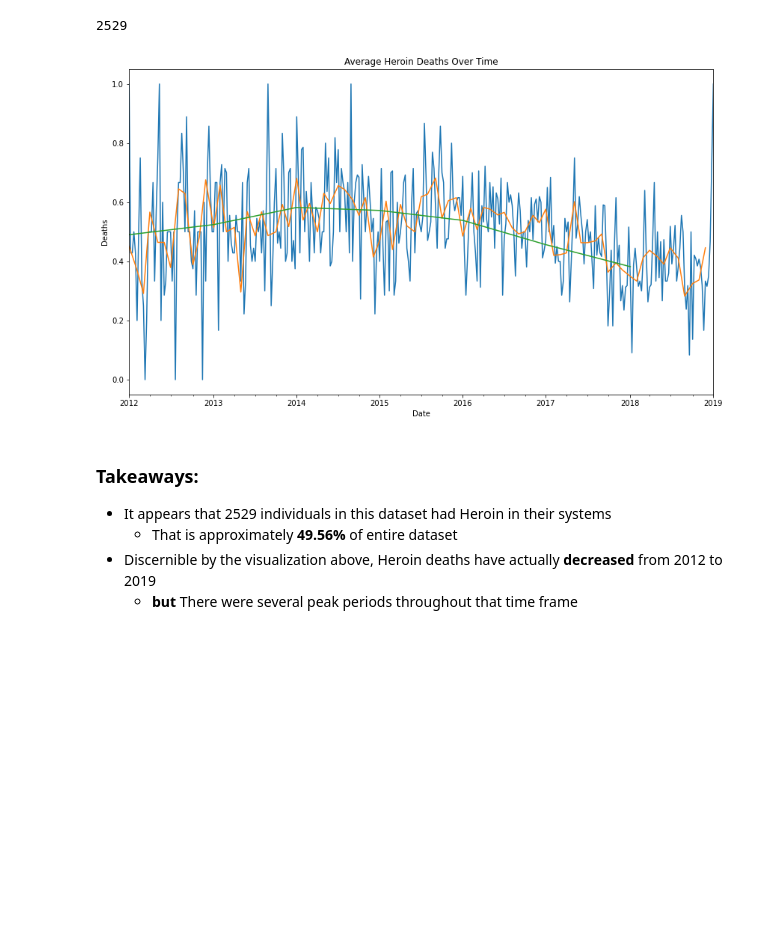
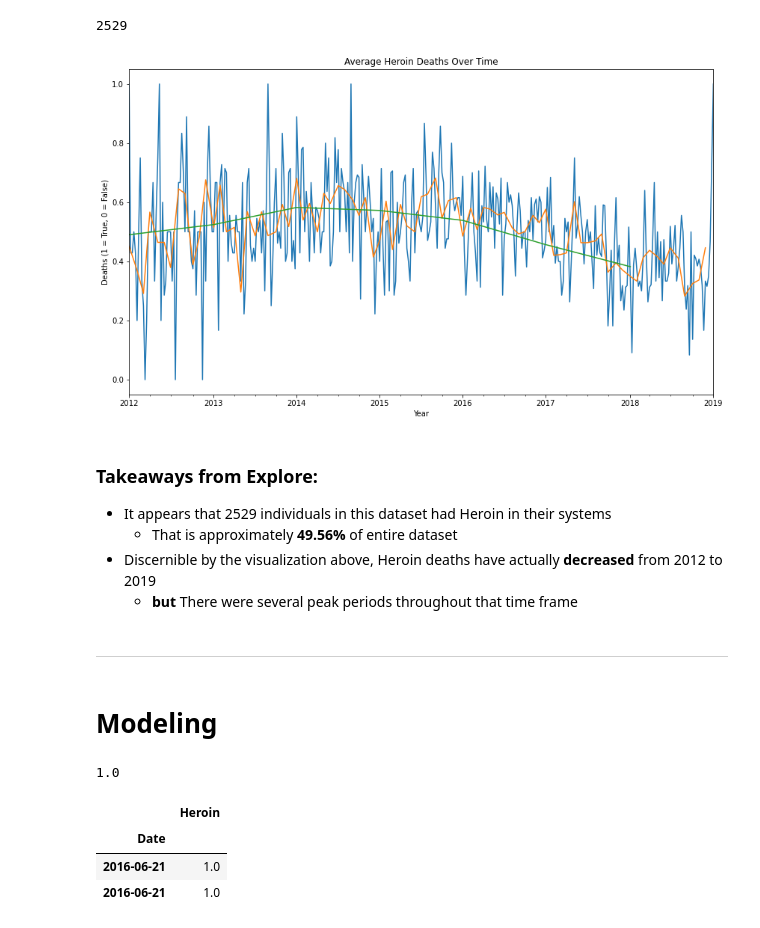
Before and after one commit to natasharivers/individual_project, a Jupyter notebook: Initial Time Series Notebook.ipynb, the cells around one changed output. Drawn from its saved outputs; the diff is of its cells as text; code cells hidden in the pictures; blank space fills up the shorter version.

Commit message:
modeling

```diff
--- a/Initial Time Series Notebook.ipynb
+++ b/Initial Time Series Notebook.ipynb
@@ -397,18 +397,23 @@ df['Heroin'].sum()
 # %%
 plt.figure(figsize=(14, 8))
 df.Heroin.resample('W').mean().plot(label='Weekly')
 df.Heroin.resample('M').mean().plot(label='Monthly')
 df.Heroin.resample('Y').mean().plot(label='Yearly')
 
 plt.plot(train['Heroin'])
-plt.ylabel('Deaths')
+plt.ylabel('Deaths (1 = True, 0 = False)')
+plt.xlabel('Year')
 plt.title('Average Heroin Deaths Over Time')
 plt.show()
 # %% [output]
-[figure, old version]
+[figure, new version]
 # %% [markdown]
-### Takeaways:
+### Takeaways from Explore:
 - It appears that 2529 individuals in this dataset had Heroin in their systems
     - That is approximately **49.56%** of entire dataset
 - Discernible by the visualization above, Heroin deaths have actually **decreased** from 2012 to 2019
     - **but** There were several peak periods throughout that time frame
+# %% [markdown]
+<hr style="border:2px solid black"> </hr>
+# %% [markdown]
+# Modeling
@@ -414,0 +425,6 @@ plt.show()
+# %%
+#take the last average temp in average temp - round 2 decimal places
+last_observed = round(train['Heroin'][-1:][0], 2)
+last_observed
+# %% [output]
+1.0
@@ -414,0 +442,12 @@ plt.show()
+# %%
+#yhat has same index as validate
+#define yhat
+last_df = pd.DataFrame({'Heroin': [last_observed]},
+                       index = validate.index)
+
+last_df.head(2)
+# %% [output]
+|  | Heroin |
+| Date |  |
+| 2016-06-21 | 1.0 |
+| 2016-06-21 | 1.0 |
```
Also changed, not shown: parts of 10 cells of this notebook.
